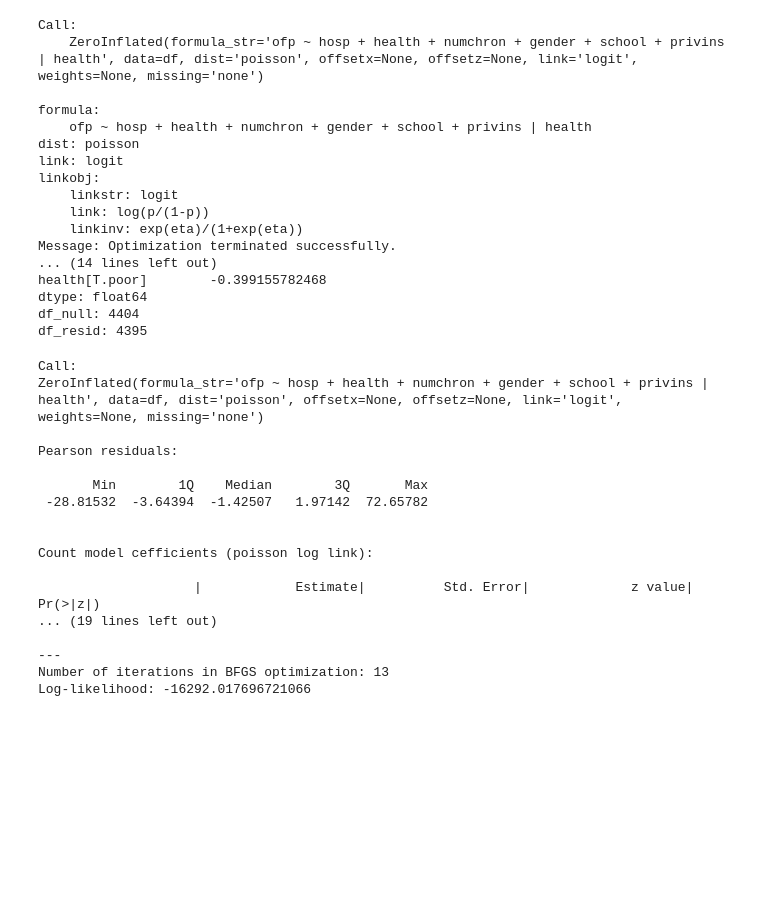
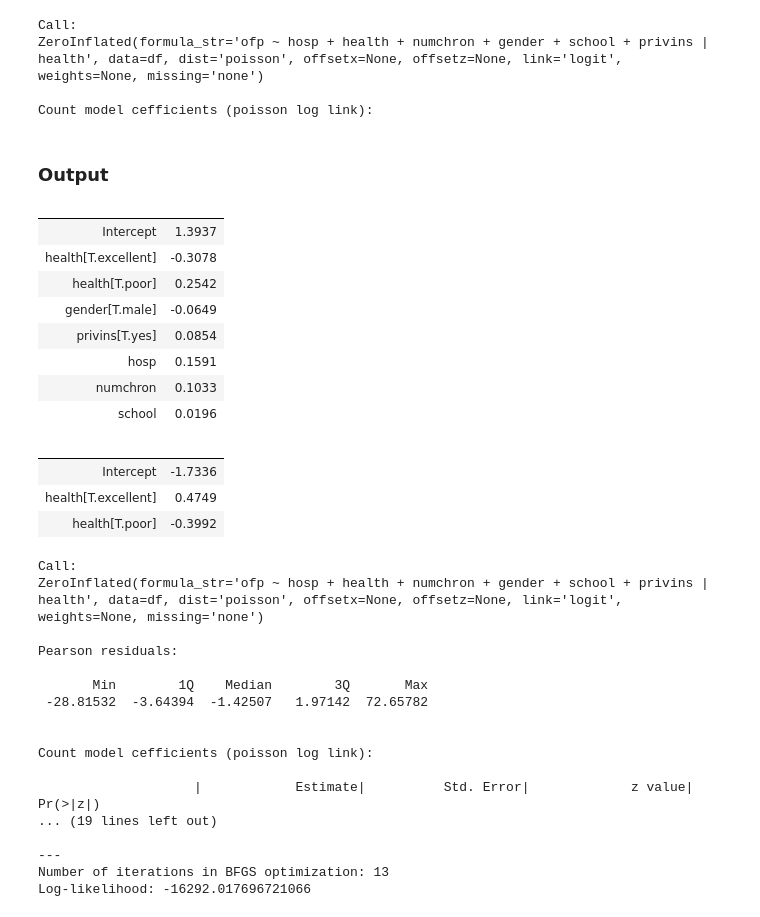
Before and after one commit to rkapr/zeroinfl, a Jupyter notebook: _dev/zeroinfl.ipynb, the cells around one changed output. Cells and saved outputs as stored; diff of their text form; code cells hidden in the pictures; blank space fills up the shorter version.

Commit message:
reformat printModel

```diff
--- a/_dev/zeroinfl.ipynb
+++ b/_dev/zeroinfl.ipynb
@@ -788,25 +802,26 @@ formula_str = 'ofp ~ hosp + health + numchron + gender + school + privins | heal
 # %%
 from pandas.core import datetools
 
-ZeroInflated(formula_str,df).fit()
+ZeroInflated(formula_str,df).fit().printModel()
 # %% [output]
 Call:
-    ZeroInflated(formula_str='ofp ~ hosp + health + numchron + gender + school + privins | health', data=df, dist='poisson', offsetx=None, offsetz=None, link='logit', weights=None, missing='none')
+ZeroInflated(formula_str='ofp ~ hosp + health + numchron + gender + school + privins | health', data=df, dist='poisson', offsetx=None, offsetz=None, link='logit', weights=None, missing='none')
 
-formula:
-    ofp ~ hosp + health + numchron + gender + school + privins | health
-dist: poisson
-link: logit
-linkobj:
-    linkstr: logit
-    link: log(p/(1-p))
-    linkinv: exp(eta)/(1+exp(eta))
-Message: Optimization terminated successfully.
-... (14 lines left out)
-health[T.poor]        -0.399155782468
-dtype: float64
-df_null: 4404
-df_resid: 4395
+Count model cefficients (poisson log link):
+Output
+|  |  |
+| Intercept | 1.3937 |
+| health[T.excellent] | -0.3078 |
+| health[T.poor] | 0.2542 |
+| gender[T.male] | -0.0649 |
+| privins[T.yes] | 0.0854 |
+| hosp | 0.1591 |
+| numchron | 0.1033 |
+| school | 0.0196 |
+|  |  |
+| Intercept | -1.7336 |
+| health[T.excellent] | 0.4749 |
+| health[T.poor] | -0.3992 |
 # %%
 ## Fixed output
 # %%
```
Also changed, not shown: parts of 1 cell of this notebook.
